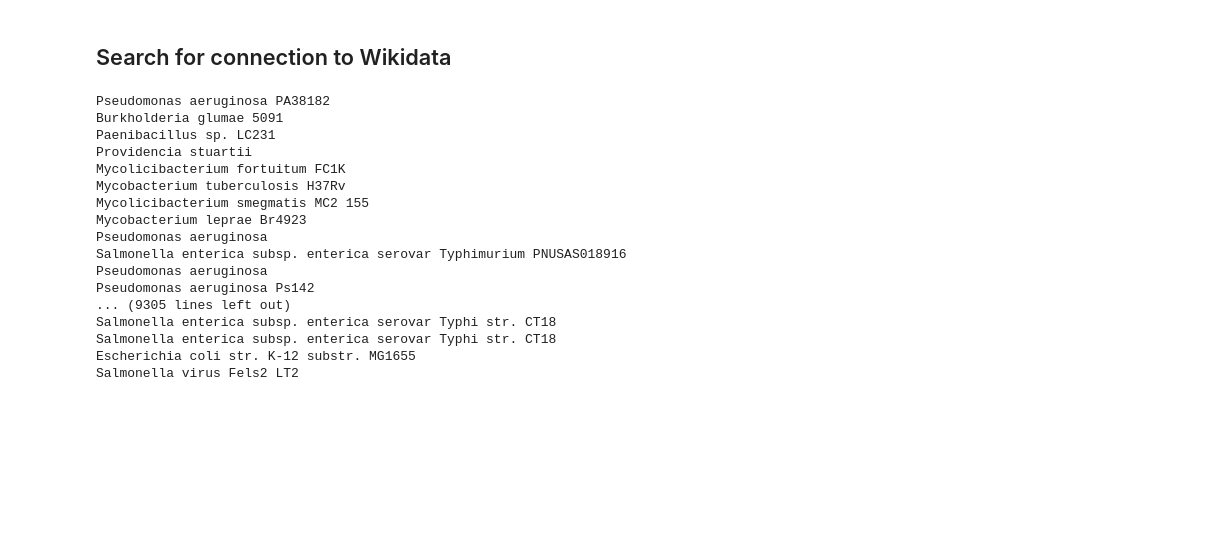
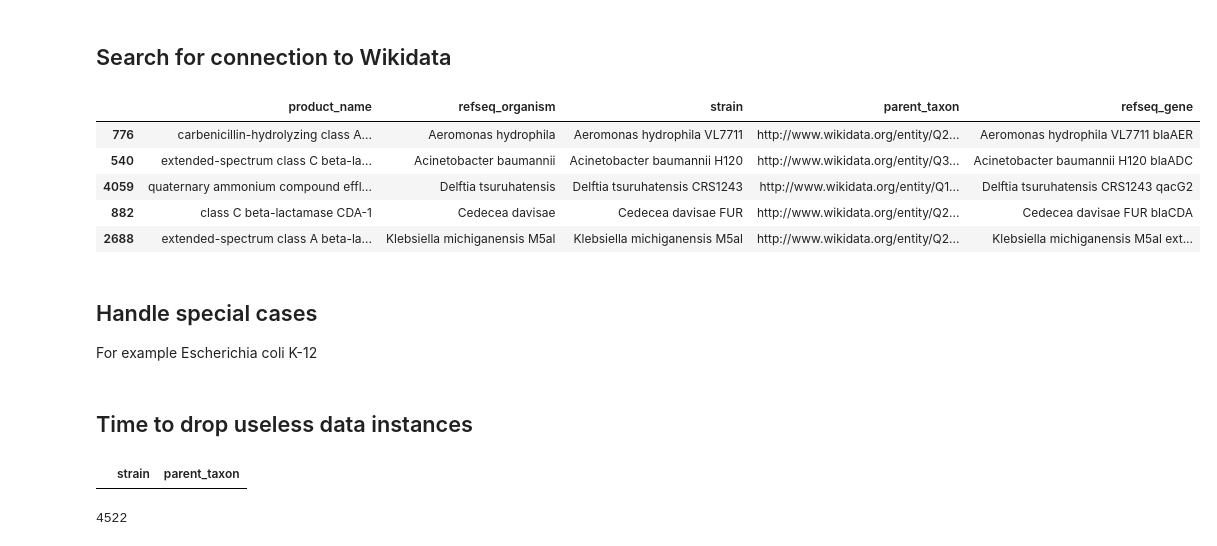
Before and after one commit to gjmm07/DS_LOD_and_Knowledge_Graphs_2023_Finn_Heydemann, a Jupyter notebook: Untitled2.ipynb, the cells around one changed output. Saved outputs shown, nothing was run; the diff lists cells and outputs as text; code cells hidden in the pictures; blank space fills up the shorter version.

```diff
--- a/Untitled2.ipynb
+++ b/Untitled2.ipynb
@@ -209,7 +209,7 @@ def check_for_combination(df_row: pd.Series) -> bool:
     if not isinstance(df_row["genbank_strain_nuc"], str):
         # don't combine organism and strain if is NaN --> Is this correct?
         return False
-    return not (df_row["genbank_strain_nuc"] in df_row["genbank_organsim_nuc"])
+    return not (df_row["genbank_strain_nuc"].upper() in df_row["genbank_organsim_nuc"].upper())
 
 
 df["strain"] = np.where(df.apply(check_for_combination , axis=1),
@@ -298,22 +298,9 @@ def search_parent_taxon(df_row: pd.Series) -> str:
             if res[1].lower() in parent:
                 return res[0]
 
-df["parent_taxon"] = df.apply(search_parent_taxon, axis=1)
+
+get_from_wikidata_switch = False
+if get_from_wikidata_switch:
+    df["parent_taxon"] = df.apply(search_parent_taxon, axis=1)
+else:
+    df = pd.read_csv("resistance_df2.csv")
-# %% [output]
-Pseudomonas aeruginosa PA38182
-Burkholderia glumae 5091
-Paenibacillus sp. LC231
-Providencia stuartii
-Mycolicibacterium fortuitum FC1K
-Mycobacterium tuberculosis H37Rv
-Mycolicibacterium smegmatis MC2 155
-Mycobacterium leprae Br4923
-Pseudomonas aeruginosa
-Salmonella enterica subsp. enterica serovar Typhimurium PNUSAS018916
-Pseudomonas aeruginosa
-Pseudomonas aeruginosa Ps142
-... (9305 lines left out)
-Salmonella enterica subsp. enterica serovar Typhi str. CT18
-Salmonella enterica subsp. enterica serovar Typhi str. CT18
-Escherichia coli str. K-12 substr. MG1655
-Salmonella virus Fels2 LT2
@@ -332,0 +307,12 @@ dummy
+# %%
+df[["product_name", "refseq_organism",  "strain", "parent_taxon", "refseq_gene"]].sample(5)
+# %% [output]
+|  | product_name | refseq_organism | strain | parent_taxon | refseq_gene |
+| 776 | carbenicillin-hydrolyzing class A... | Aeromonas hydrophila | Aeromonas hydrophila VL7711 | http://www.wikidata.org/entity/Q2... | Aeromonas hydrophila VL7711 blaAER |
+| 540 | extended-spectrum class C beta-la... | Acinetobacter baumannii | Acinetobacter baumannii H120 | http://www.wikidata.org/entity/Q3... | Acinetobacter baumannii H120 blaADC |
+| 4059 | quaternary ammonium compound effl... | Delftia tsuruhatensis | Delftia tsuruhatensis CRS1243 | http://www.wikidata.org/entity/Q1... | Delftia tsuruhatensis CRS1243 qacG2 |
+| 882 | class C beta-lactamase CDA-1 | Cedecea davisae | Cedecea davisae FUR | http://www.wikidata.org/entity/Q2... | Cedecea davisae FUR blaCDA |
+| 2688 | extended-spectrum class A beta-la... | Klebsiella michiganensis M5al | Klebsiella michiganensis M5al | http://www.wikidata.org/entity/Q2... | Klebsiella michiganensis M5al ext... |
+# %% [markdown]
+## Handle special cases
+For example Escherichia coli K-12
@@ -332,0 +327,2 @@ dummy
+# %% [markdown]
+## Time to drop useless data instances
@@ -332,0 +335,6 @@ dummy
+# %%
+# These data instances are made up of abbreviations, which make it unclear to which taxon they belong.
+# They also need to be dropped
+df.loc[df["parent_taxon"].str.contains("\[|\]"), ["strain", "parent_taxon"]]
+# %% [output]
+|  | strain | parent_taxon |
@@ -332,0 +343,4 @@ dummy
+# %%
+len(df) # About half of the data is lost after everything is clearead
+# %% [output]
+4522
```
Also changed, not shown: parts of 14 cells of this notebook, 1 other file.
